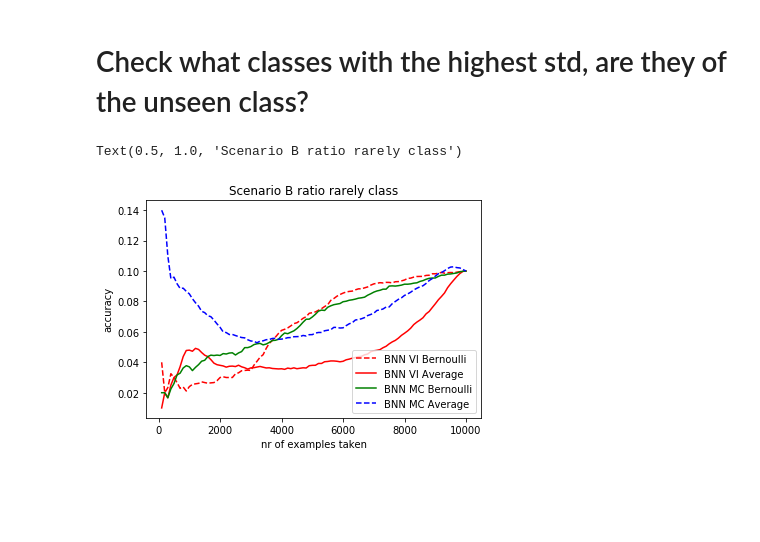
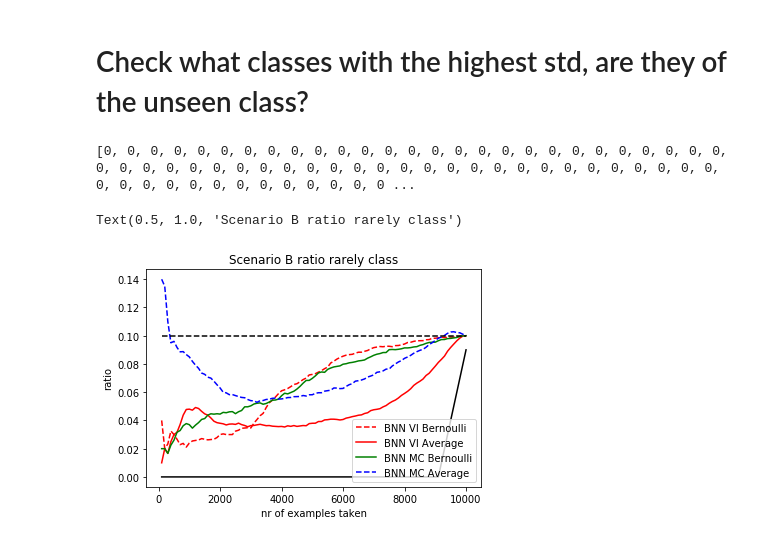
Before and after one commit to annamiri/cornerstone-project, a Jupyter notebook: D_002_unbalanced_dataset_evaluate.ipynb, the cells around one changed output. Drawn from its saved outputs; the diff is of its cells as text; code cells hidden in the pictures; blank space fills up the shorter version.

```diff
--- a/D_002_unbalanced_dataset_evaluate.ipynb
+++ b/D_002_unbalanced_dataset_evaluate.ipynb
@@ -305,24 +305,41 @@ for i in range(100,10040,100):
     data = data[0:i]
     a_mc.append((data['soll']==not_seen_class).sum()/i)
     data = results
+# %%
+n = len(x)
+random_classifier = np.full((n), 0.1)
+optimal_classifier = np.full((round(n*0.9)), 0)
+optimal_more = []
+bound = 90
+for i in range(round(n)):
+    if i < bound:
+        j = 0
+    else:
+        j = (i-bound)/n
+    optimal_more.append(j)
+print(optimal_more)
+# %% [output]
+[0, 0, 0, 0, 0, 0, 0, 0, 0, 0, 0, 0, 0, 0, 0, 0, 0, 0, 0, 0, 0, 0, 0, 0, 0, 0, 0, 0, 0, 0, 0, 0, 0, 0, 0, 0, 0, 0, 0, 0, 0, 0, 0, 0, 0, 0, 0, 0, 0, 0, 0, 0, 0, 0, 0, 0, 0, 0, 0, 0, 0, 0, 0, 0, 0, 0, 0 ...
 # %%
 import matplotlib.pyplot as plt
 
 plt.plot(x, b_vi, label='BNN VI Bernoulli', color='red', linestyle='--')
 plt.plot(x, a_vi, label='BNN VI Average', color='red')
 plt.plot(x, b_mc, label='BNN MC Bernoulli', color='green', linestyle='-')
 plt.plot(x, a_mc, label='BNN MC Average', color='blue', linestyle='--')
+plt.plot(x, random_classifier, color = 'black', linestyle='--')
+plt.plot(x, optimal_more, color = 'black', linestyle='-')
 #plt.plot(x, cnn, label='CNN', color='black')
 #plt.plot(x, mc, label='BNN MC', color='orange', linestyle='-')
 #plt.plot(x, vi, label='BNN VI', color='blue', linestyle='-')
 
 plt.xlabel('nr of examples taken')
-plt.ylabel('accuracy')
+plt.ylabel('ratio')
 #plt.xticks(x)
 #plt.yticks(list_of_dev)
 
 plt.legend(loc='lower right')
 plt.title("Scenario B ratio rarely class")
 # %% [output]
 Text(0.5, 1.0, 'Scenario B ratio rarely class')
-[figure, old version]
+[figure, new version]
```
Also changed, not shown: 3 other files.
